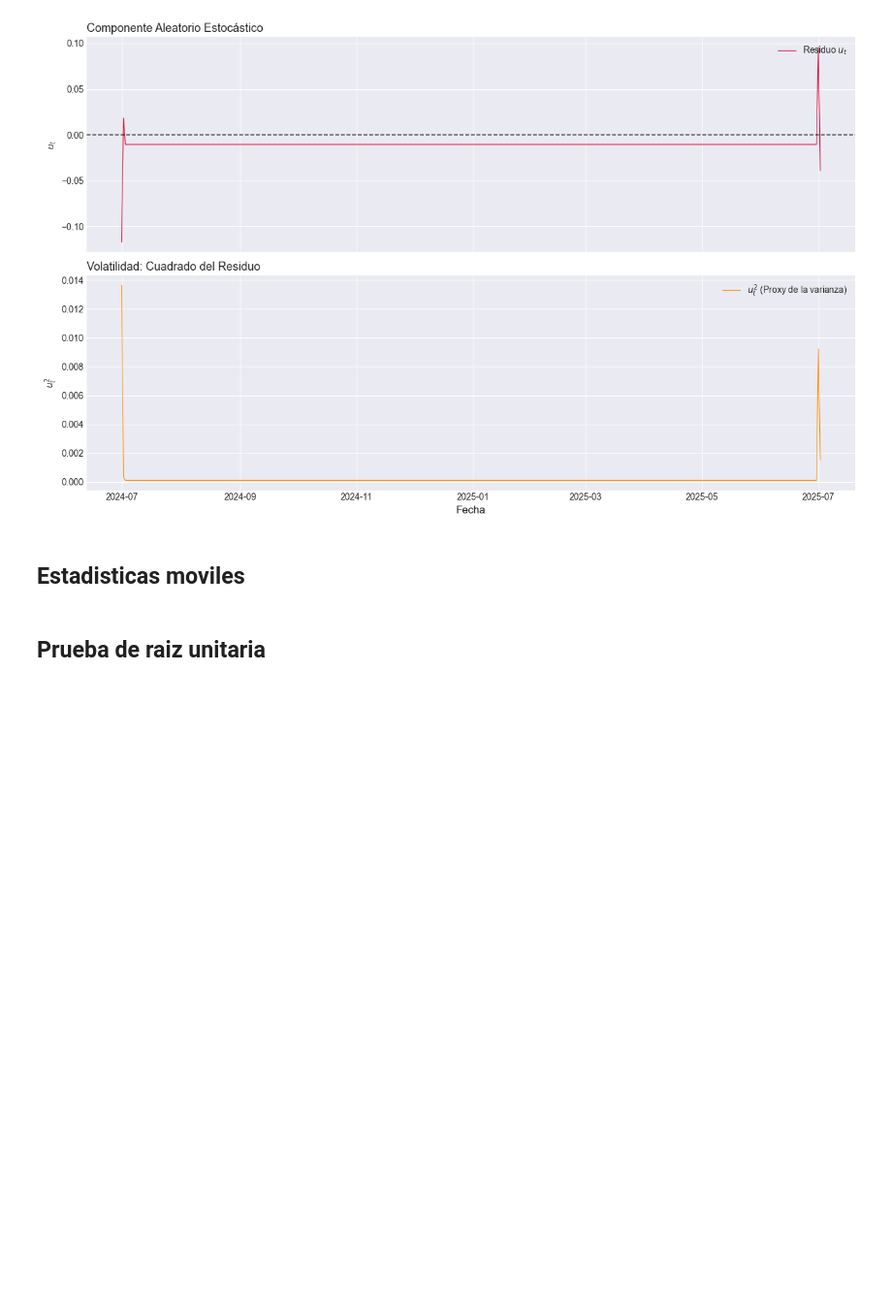
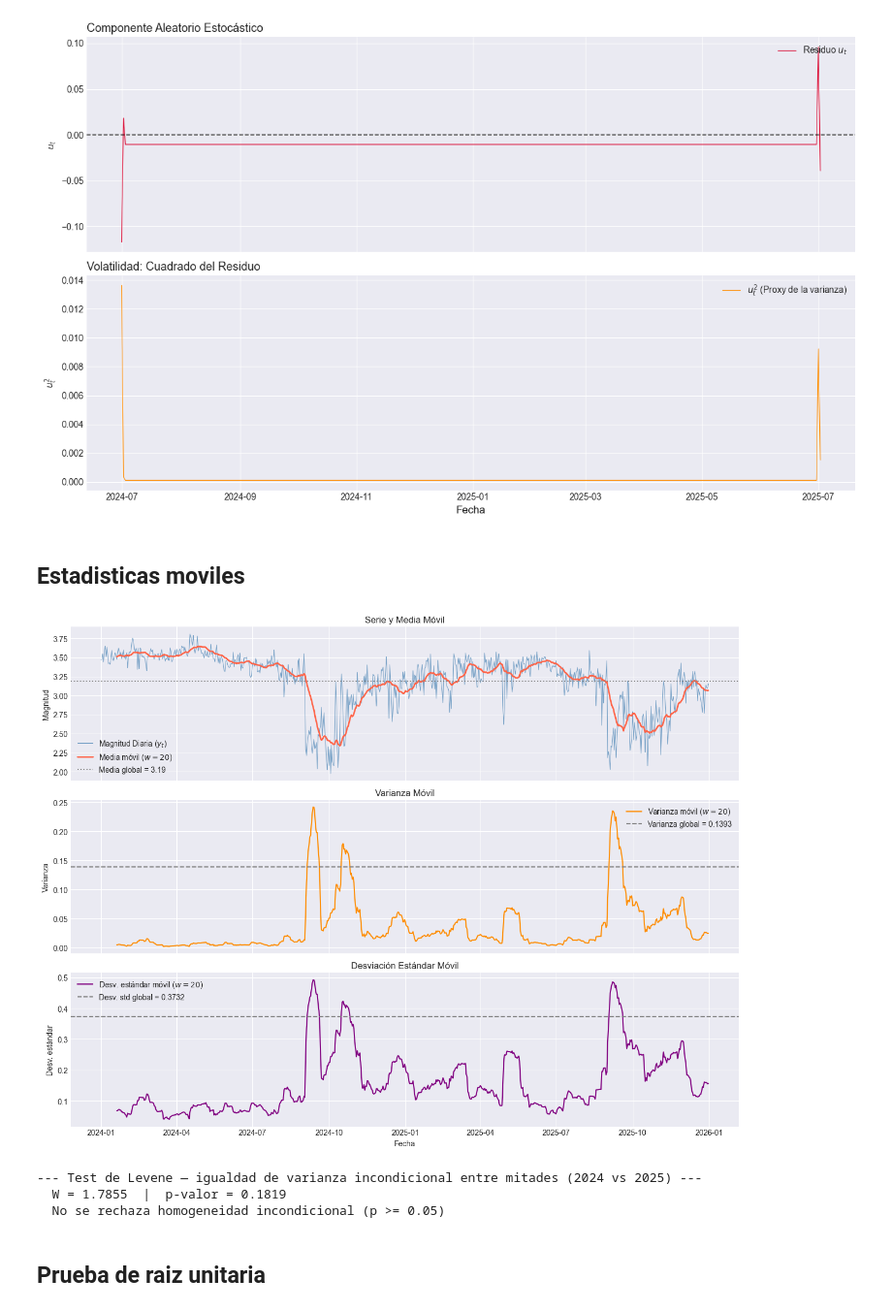
Before and after one commit to vanessalugo04/proyecto_series_tiempo, a Jupyter notebook: principal.ipynb, the cells around one changed output. Shown at 97% size. Saved outputs shown, nothing was run; the diff lists cells and outputs as text; code cells hidden in the pictures; blank space fills up the shorter version.

```diff
--- a/principal.ipynb
+++ b/principal.ipynb
@@ -587,5 +587,65 @@ plt.show()
 [figure]
 # %% [markdown]
 ## Estadisticas moviles
+# %%
+import scipy.stats as stats
+import matplotlib.pyplot as plt
+
+# Parámetro de la ventana (20 días de agrupamiento)
+window = 20
+rolling_mean = ts.rolling(window).mean()
+rolling_std  = ts.rolling(window).std()
+rolling_var  = ts.rolling(window).var()
+
+fig, axes = plt.subplots(3, 1, figsize=(13, 10), sharex=True)
+
+# Panel 1: Serie observada y Media Móvil
+axes[0].plot(ts.index, ts, color='steelblue', linewidth=0.8, alpha=0.7, label='Magnitud Diaria ($y_t$)')
+axes[0].plot(rolling_mean.index, rolling_mean, color='tomato', linewidth=2,
+             label=f'Media móvil ($w={window}$)')
+# Línea base ajustada a la media de la magnitud (en lugar de 0)
+axes[0].axhline(ts.mean(), color='gray', linestyle=':', linewidth=1.5, label=f'Media global = {ts.mean():.2f}')
+axes[0].set_title('Serie y Media Móvil', fontsize=12)
+axes[0].set_ylabel('Magnitud')
+axes[0].legend()
+
+# Panel 2: Varianza Móvil
+axes[1].plot(rolling_var.index, rolling_var, color='darkorange', linewidth=1.5,
+             label=f'Varianza móvil ($w={window}$)')
+axes[1].axhline(ts.var(), color='gray', linestyle='--', linewidth=1.5,
+                label=f'Varianza global = {ts.var():.4f}')
+axes[1].set_title('Varianza Móvil', fontsize=12)
+axes[1].set_ylabel('Varianza')
+axes[1].legend()
+
+# Panel 3: Desviación Estándar Móvil
+axes[2].plot(rolling_std.index, rolling_std, color='purple', linewidth=1.5,
+             label=f'Desv. estándar móvil ($w={window}$)')
+axes[2].axhline(ts.std(), color='gray', linestyle='--', linewidth=1.5,
+                label=f'Desv. std global = {ts.std():.4f}')
+axes[2].set_title('Desviación Estándar Móvil', fontsize=12)
+axes[2].set_ylabel('Desv. estándar')
+axes[2].set_xlabel('Fecha')
+axes[2].legend()
+
+plt.tight_layout()
+plt.show()
+
+# Test de Levene: ¿tienen la misma varianza las dos mitades de la serie?
+# n_obs será 731, por lo que mid será aproximadamente el 1 de enero de 2025
+n_obs = len(ts)
+mid = n_obs // 2
+
+# Aplicamos dropna() por si la ventana móvil generó algún nulo inicial que afecte el test
+stat_lev, p_lev = stats.levene(ts.iloc[:mid].dropna(), ts.iloc[mid:].dropna())
+
+print("--- Test de Levene — igualdad de varianza incondicional entre mitades (2024 vs 2025) ---")
+print(f"  W = {stat_lev:.4f}  |  p-valor = {p_lev:.4f}")
+print(f"  {'Evidencia de heterocedasticidad INCONDICIONAL (p < 0.05)' if p_lev < 0.05 else 'No se rechaza homogeneidad incondicional (p >= 0.05)'}")
+# %% [output]
+[figure, added]
+--- Test de Levene — igualdad de varianza incondicional entre mitades (2024 vs 2025) ---
+  W = 1.7855  |  p-valor = 0.1819
+  No se rechaza homogeneidad incondicional (p >= 0.05)
 # %% [markdown]
 ## Prueba de raiz unitaria
```
Also changed, not shown: parts of 5 cells of this notebook.
